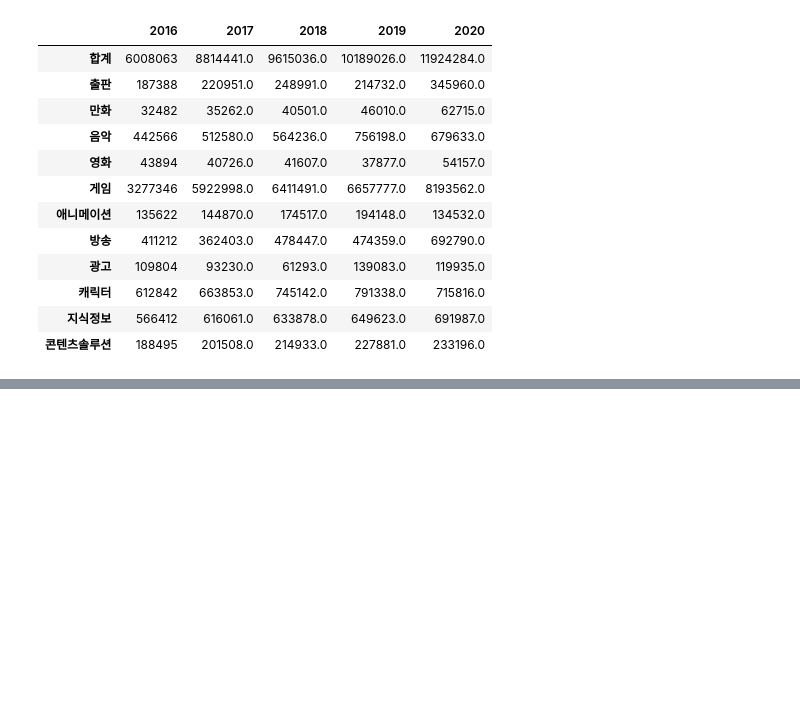
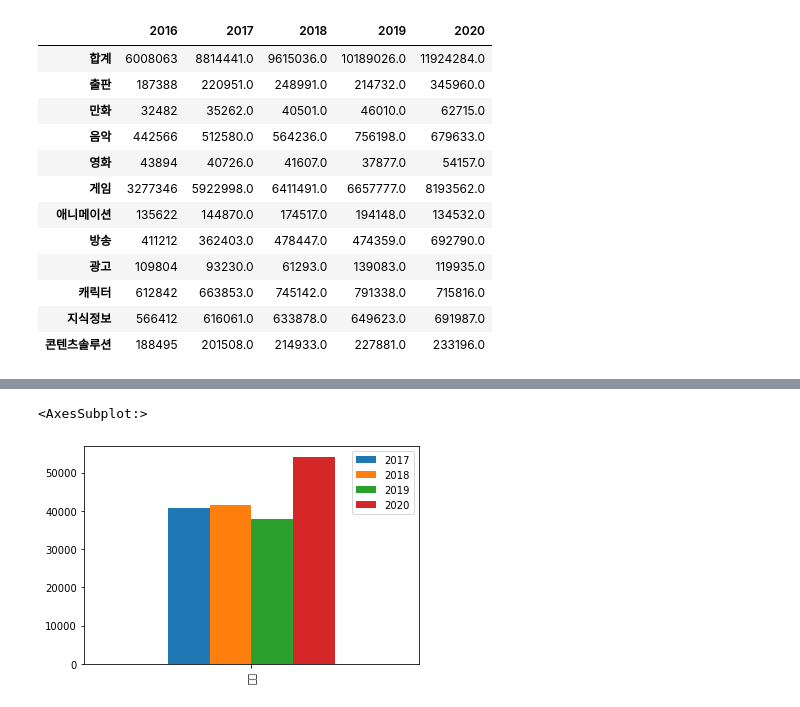
Before and after one commit to SDA2022/SDA-Project, a Jupyter notebook: 콘텐츠_수출액.ipynb, the cells around one changed output, grey strips where cells are left out. Cells and saved outputs as stored; diff of their text form; code cells hidden in the pictures; blank space fills up the shorter version.

```diff
--- a/콘텐츠_수출액.ipynb
+++ b/콘텐츠_수출액.ipynb
@@ -42,0 +59,6 @@ df.plot(kind='bar')
+# %%
+df=data.loc[['영화']]
+df.plot(kind='bar')
+# %% [output]
+<AxesSubplot:>
+[figure, added]
```
Also changed, not shown: parts of 11 cells of this notebook.
